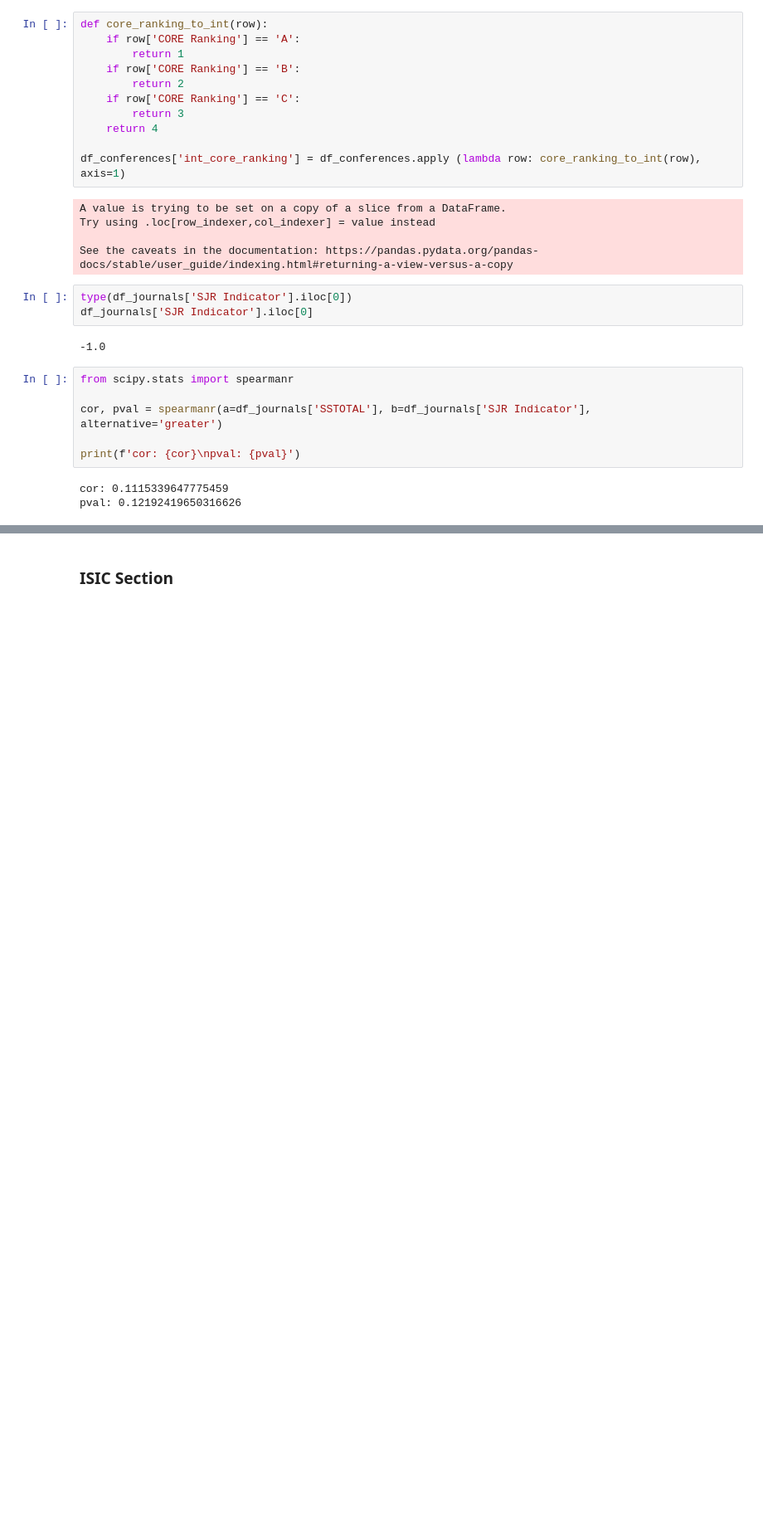
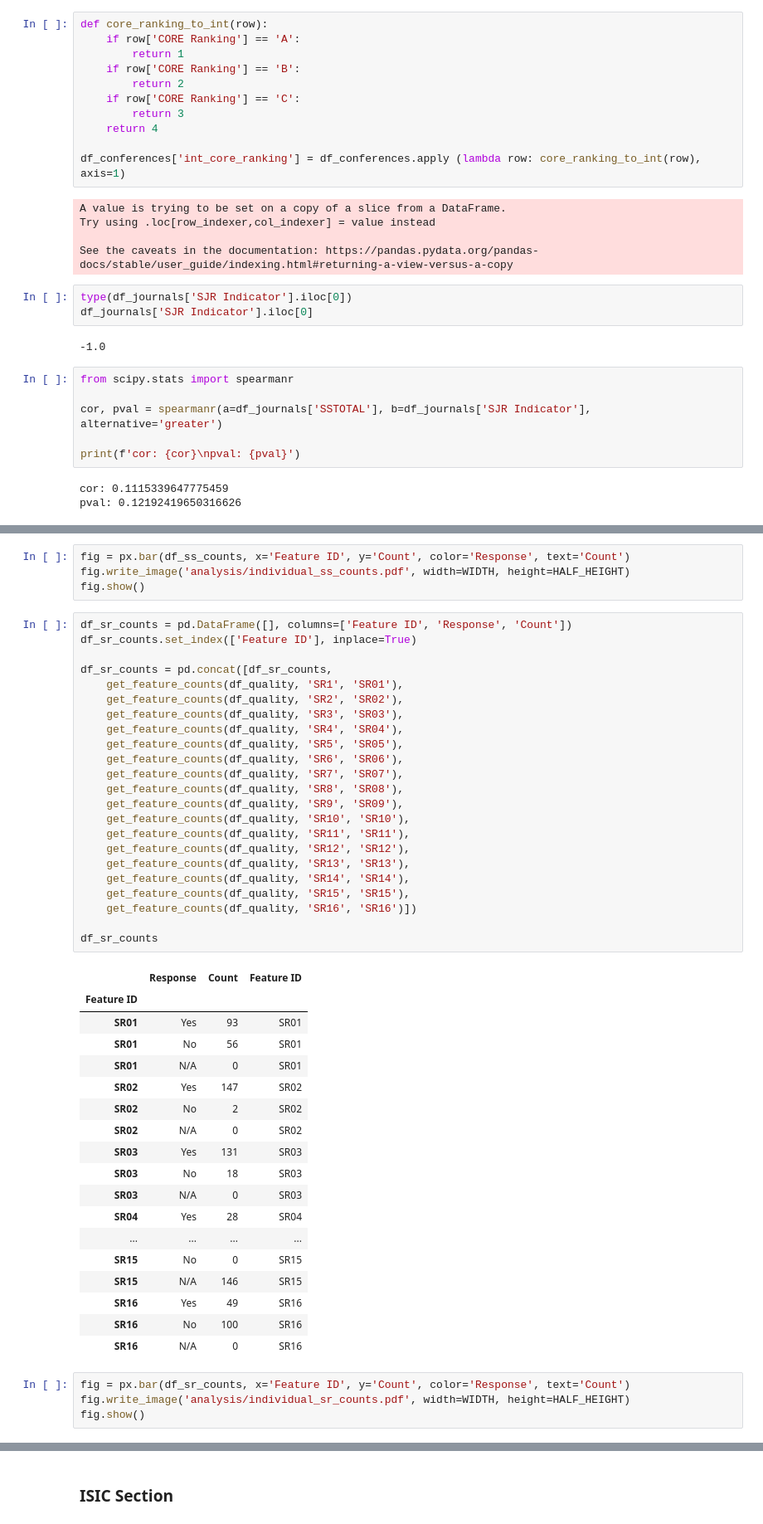
Before and after one commit to cfpgomes/SMS-article-2, a Jupyter notebook: analysis.ipynb, the cells around one changed output, grey strips where cells are left out. Shown: that part at 83% size. Cells and saved outputs as stored; diff of their text form; blank space fills up the shorter version.

Commit message:
Individual Feature Analysis done

```diff
--- a/analysis.ipynb
+++ b/analysis.ipynb
@@ -457,0 +559,50 @@ fig.show()
+# %%
+fig = px.bar(df_ss_counts, x='Feature ID', y='Count', color='Response', text='Count')
+fig.write_image('analysis/individual_ss_counts.pdf', width=WIDTH, height=HALF_HEIGHT)
+fig.show()
+# %%
+df_sr_counts = pd.DataFrame([], columns=['Feature ID', 'Response', 'Count'])
+df_sr_counts.set_index(['Feature ID'], inplace=True)
+
+df_sr_counts = pd.concat([df_sr_counts,
+    get_feature_counts(df_quality, 'SR1', 'SR01'),
+    get_feature_counts(df_quality, 'SR2', 'SR02'),
+    get_feature_counts(df_quality, 'SR3', 'SR03'),
+    get_feature_counts(df_quality, 'SR4', 'SR04'),
+    get_feature_counts(df_quality, 'SR5', 'SR05'),
+    get_feature_counts(df_quality, 'SR6', 'SR06'),
+    get_feature_counts(df_quality, 'SR7', 'SR07'),
+    get_feature_counts(df_quality, 'SR8', 'SR08'),
+    get_feature_counts(df_quality, 'SR9', 'SR09'),
+    get_feature_counts(df_quality, 'SR10', 'SR10'),
+    get_feature_counts(df_quality, 'SR11', 'SR11'),
+    get_feature_counts(df_quality, 'SR12', 'SR12'),
+    get_feature_counts(df_quality, 'SR13', 'SR13'),
+    get_feature_counts(df_quality, 'SR14', 'SR14'),
+    get_feature_counts(df_quality, 'SR15', 'SR15'),
+    get_feature_counts(df_quality, 'SR16', 'SR16')])
+
+df_sr_counts
+# %% [output]
+|  | Response | Count | Feature ID |
+| Feature ID |  |  |  |
+| SR01 | Yes | 93 | SR01 |
+| SR01 | No | 56 | SR01 |
+| SR01 | N/A | 0 | SR01 |
+| SR02 | Yes | 147 | SR02 |
+| SR02 | No | 2 | SR02 |
+| SR02 | N/A | 0 | SR02 |
+| SR03 | Yes | 131 | SR03 |
+| SR03 | No | 18 | SR03 |
+| SR03 | N/A | 0 | SR03 |
+| SR04 | Yes | 28 | SR04 |
+| ... | ... | ... | ... |
+| SR15 | No | 0 | SR15 |
+| SR15 | N/A | 146 | SR15 |
+| SR16 | Yes | 49 | SR16 |
+| SR16 | No | 100 | SR16 |
+| SR16 | N/A | 0 | SR16 |
+# %%
+fig = px.bar(df_sr_counts, x='Feature ID', y='Count', color='Response', text='Count')
+fig.write_image('analysis/individual_sr_counts.pdf', width=WIDTH, height=HALF_HEIGHT)
+fig.show()
```
Also changed, not shown: parts of 40 cells of this notebook, 27 other files.
